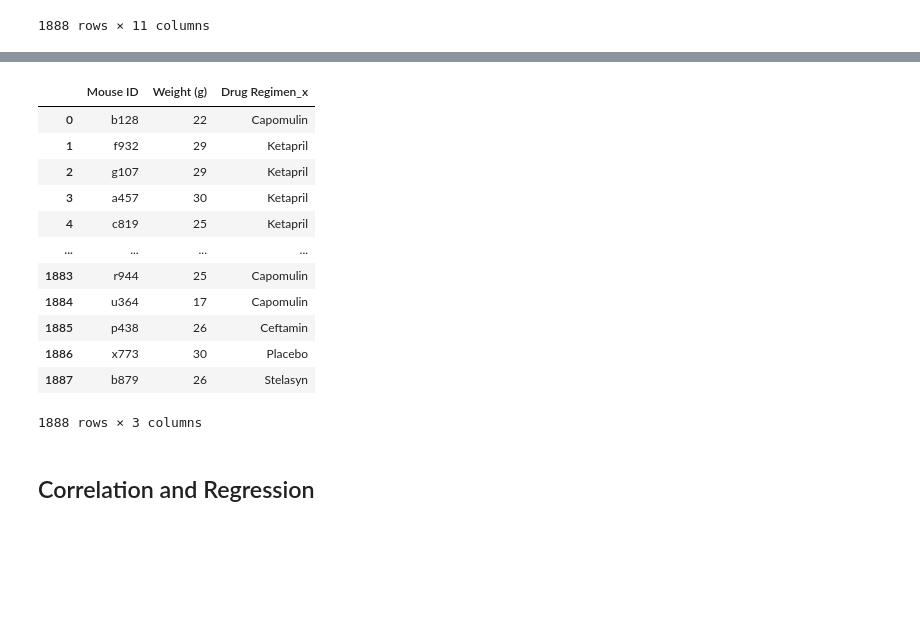
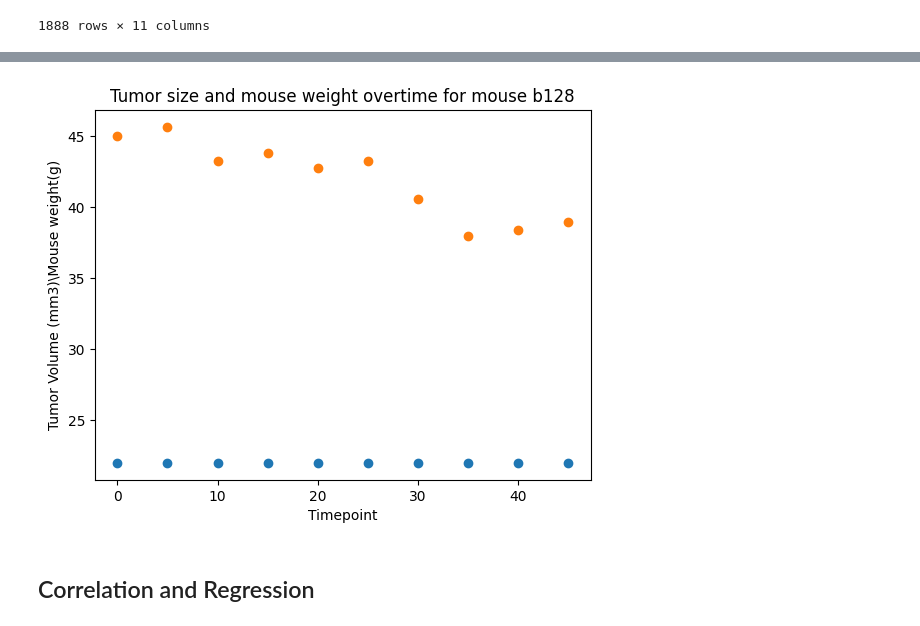
Before and after one commit to Victarrion/05_MODULE_challenge, a Jupyter notebook: Starter_Code/Pymaceuticals/pymaceuticals_starter.ipynb, the cells around one changed output, grey strips where cells are left out. Drawn from its saved outputs; the diff is of its cells as text; code cells hidden in the pictures; blank space fills up the shorter version.

```diff
--- a/Starter_Code/Pymaceuticals/pymaceuticals_starter.ipynb
+++ b/Starter_Code/Pymaceuticals/pymaceuticals_starter.ipynb
@@ -321,3 +325,6 @@ mouse_data_complete
 | 1886 | x773 | 45 | 58.634971 | 4 | Placebo | Female | 21 | ... |
 | 1887 | b879 | 45 | 72.555239 | 2 | Stelasyn | Female | 4 | ... |
 1888 rows × 11 columns
+# %%
+mouse_weight_id=mouse_data_complete.loc[mouse_data_complete['Mouse ID']=="b128"]
+mouse_weight_id
@@ -324,21 +343,15 @@ mouse_data_complete
 # %%
 # Generate a scatter plot of mouse weight vs. the average observed tumor volume for the entire Capomulin regimen
-mouse_weight=mouse_data_complete[['Mouse ID'	,'Weight (g)','Drug Regimen_x']]
-mouse_weight
-#plt.scatter()
+
+
+#mouse_weight_id
+plt.scatter(mouse_weight_id['Timepoint'],mouse_weight_id['Weight (g)'])
+plt.scatter(mouse_weight_id['Timepoint'],mouse_weight_id['Tumor Volume (mm3)'])
+plt.title("Tumor size and mouse weight overtime for mouse b128")
+plt.xlabel("Timepoint")
+plt.ylabel('Tumor Volume (mm3)\Mouse weight(g)')
+plt.show()
 # %% [output]
-|  | Mouse ID | Weight (g) | Drug Regimen_x |
-| 0 | b128 | 22 | Capomulin |
-| 1 | f932 | 29 | Ketapril |
-| 2 | g107 | 29 | Ketapril |
-| 3 | a457 | 30 | Ketapril |
-| 4 | c819 | 25 | Ketapril |
-| ... | ... | ... | ... |
-| 1883 | r944 | 25 | Capomulin |
-| 1884 | u364 | 17 | Capomulin |
-| 1885 | p438 | 26 | Ceftamin |
-| 1886 | x773 | 30 | Placebo |
-| 1887 | b879 | 26 | Stelasyn |
-1888 rows × 3 columns
+[figure, added]
 # %% [markdown]
 ## Correlation and Regression
```
Also changed, not shown: parts of 14 cells of this notebook.
